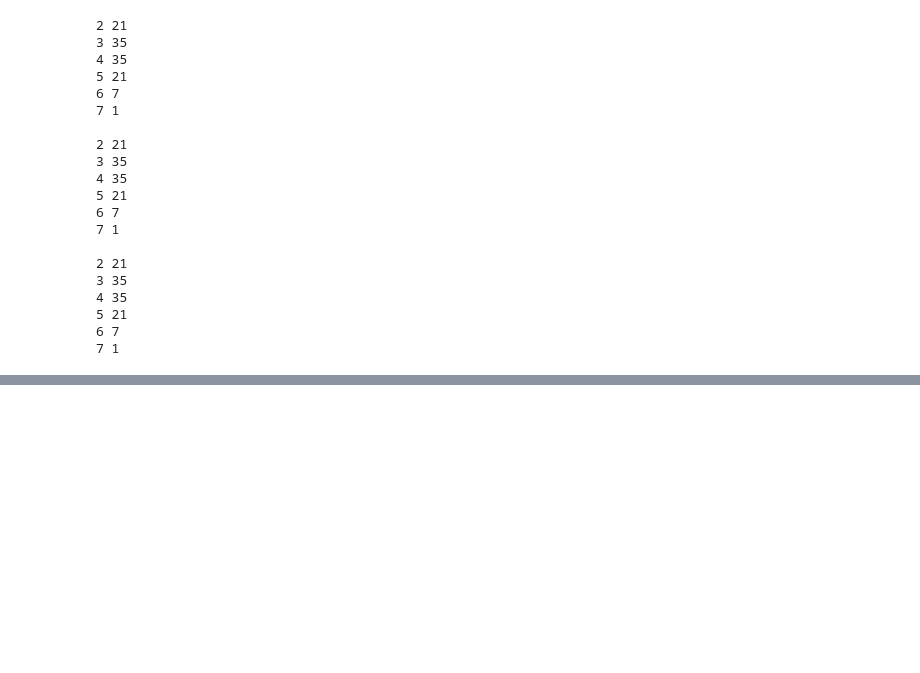
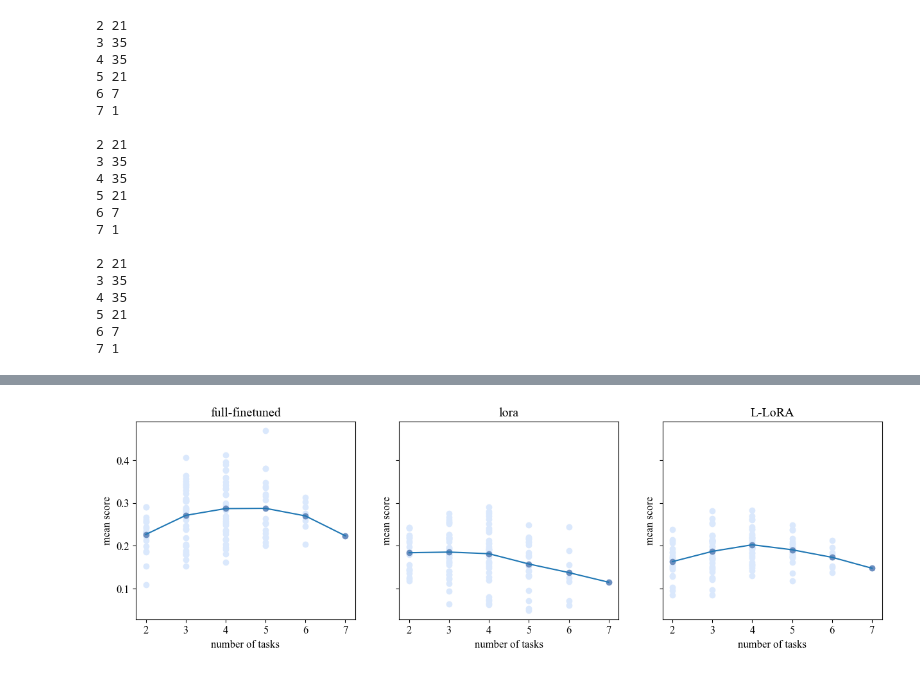
Before and after one commit to tanganke/peta, a Jupyter notebook: results/flan-t5-base/task_addition.ipynb, the cells around one changed output, grey strips where cells are left out. Cells and saved outputs as stored; diff of their text form; code cells hidden in the pictures; blank space fills up the shorter version.

```diff
--- a/results/flan-t5-base/task_addition.ipynb
+++ b/results/flan-t5-base/task_addition.ipynb
@@ -177,0 +178,73 @@ plt.show()
+# %%
+fig, axes = plt.subplots(1,3,figsize=(15, 4), squeeze=False, sharey=True)
+
+title = 'full-finetuned'
+data = fft_data
+# --------------
+results = get_max_row_mean(data)
+# for num_tasks in results:
+#     print(num_tasks)
+#     display(results[num_tasks])
+
+ax: plt.Axes = axes[0,0]
+Y_mean = []
+for num_tasks in results:
+    Y = np.array(results[num_tasks]['mean'])
+    X = np.ones_like(Y) * num_tasks
+    Y_mean.append(Y.mean())
+    ax.scatter(X, Y, color = '#DAE8FC')
+    ax.scatter([num_tasks], [Y.mean()], color = '#6C8EBF')
+ax.plot(np.array(list(results.keys())), np.array(Y_mean))
+
+ax.set_title(title)
+ax.set_xlabel('number of tasks')
+ax.set_ylabel('mean score')
+
+
+title = 'lora'
+data = lora_data
+# --------------
+results = get_max_row_mean(data)
+# for num_tasks in results:
+#     print(num_tasks)
+#     display(results[num_tasks])
+
+ax: plt.Axes = axes[0,1]
+Y_mean = []
+for num_tasks in results:
+    Y = np.array(results[num_tasks]['mean'])
+    X = np.ones_like(Y) * num_tasks
+    Y_mean.append(Y.mean())
+    ax.scatter(X, Y, color = '#DAE8FC')
+    ax.scatter([num_tasks], [Y.mean()], color = '#6C8EBF')
+ax.plot(np.array(list(results.keys())), np.array(Y_mean))
+
+ax.set_title(title)
+ax.set_xlabel('number of tasks')
+ax.set_ylabel('mean score')
+
+
+title = 'L-LoRA'
+data = l_lora_data
+# --------------
+results = get_max_row_mean(data)
+# for num_tasks in results:
+#     print(num_tasks)
+#     display(results[num_tasks])
+
+ax: plt.Axes = axes[0,2]
+Y_mean = []
+for num_tasks in results:
+    Y = np.array(results[num_tasks]['mean'])
+    X = np.ones_like(Y) * num_tasks
+    Y_mean.append(Y.mean())
+    ax.scatter(X, Y, color = '#DAE8FC')
+    ax.scatter([num_tasks], [Y.mean()], color = '#6C8EBF')
+ax.plot(np.array(list(results.keys())), np.array(Y_mean))
+
+ax.set_title(title)
+ax.set_xlabel('number of tasks')
+ax.set_ylabel('mean score')
+plt.show()
+# %% [output]
+[figure, added]
```
Also changed, not shown: parts of 4 cells of this notebook, 1 other file.
